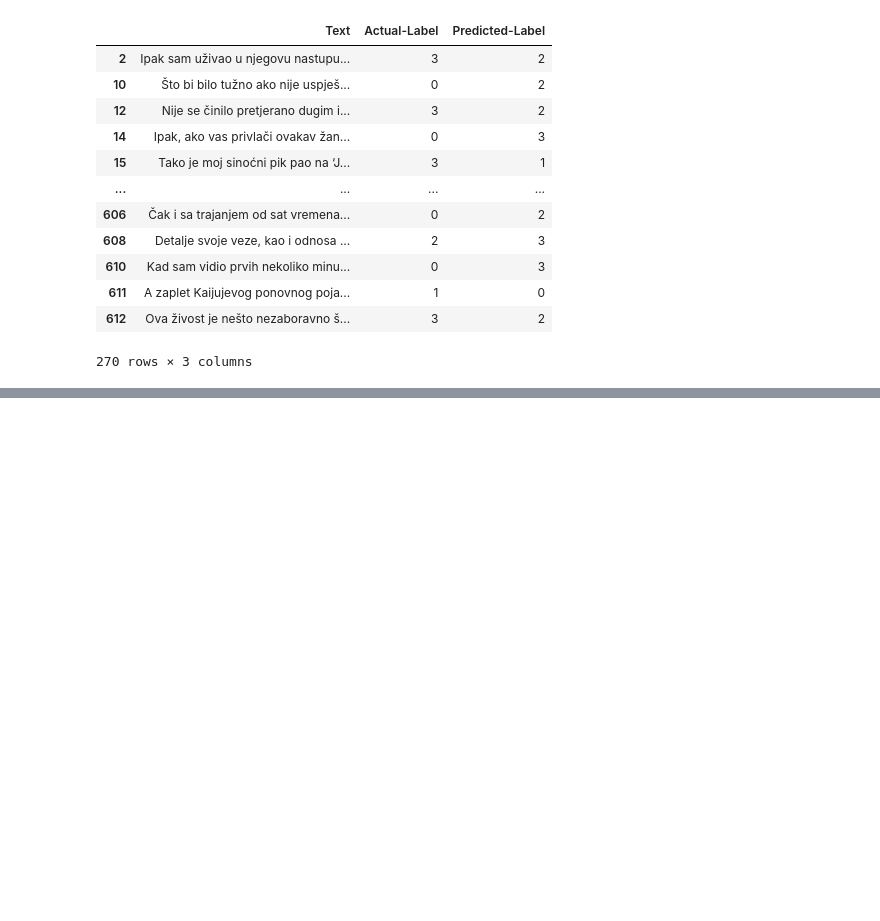
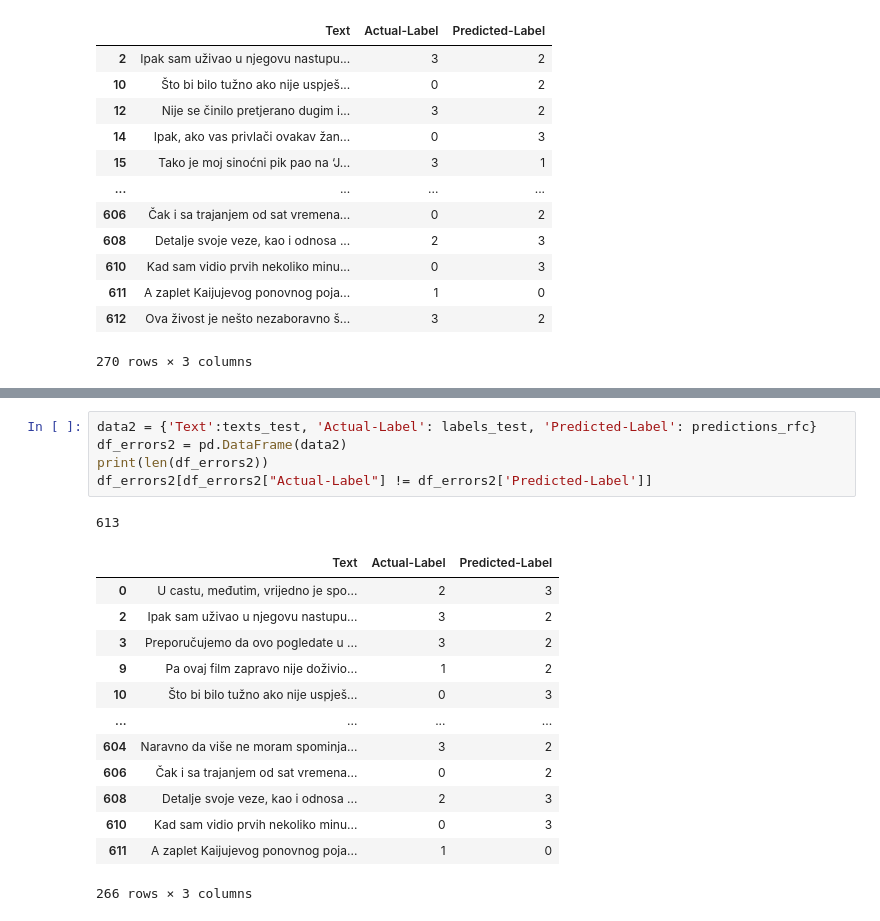
Before and after one commit to BoViNiMa/OPJ, a Jupyter notebook: Modeling_xgboost.ipynb, the cells around one changed output, grey strips where cells are left out. Saved outputs shown, nothing was run; the diff lists cells and outputs as text; blank space fills up the shorter version.

```diff
--- a/Modeling_xgboost.ipynb
+++ b/Modeling_xgboost.ipynb
@@ -180,0 +211,20 @@ df_errors[df_errors["Actual-Label"] != df_errors['Predicted-Label']]
+# %%
+data2 = {'Text':texts_test, 'Actual-Label': labels_test, 'Predicted-Label': predictions_rfc}
+df_errors2 = pd.DataFrame(data2)
+print(len(df_errors2))
+df_errors2[df_errors2["Actual-Label"] != df_errors2['Predicted-Label']]
+# %% [output]
+613
+|  | Text | Actual-Label | Predicted-Label |
+| 0 | U castu, međutim, vrijedno je spo... | 2 | 3 |
+| 2 | Ipak sam uživao u njegovu nastupu... | 3 | 2 |
+| 3 | Preporučujemo da ovo pogledate u ... | 3 | 2 |
+| 9 | Pa ovaj film zapravo nije doživio... | 1 | 2 |
+| 10 | Što bi bilo tužno ako nije uspješ... | 0 | 3 |
+| ... | ... | ... | ... |
+| 604 | Naravno da više ne moram spominja... | 3 | 2 |
+| 606 | Čak i sa trajanjem od sat vremena... | 0 | 2 |
+| 608 | Detalje svoje veze, kao i odnosa ... | 2 | 3 |
+| 610 | Kad sam vidio prvih nekoliko minu... | 0 | 3 |
+| 611 | A zaplet Kaijujevog ponovnog poja... | 1 | 0 |
+266 rows × 3 columns
```
Also changed, not shown: parts of 4 cells of this notebook.
